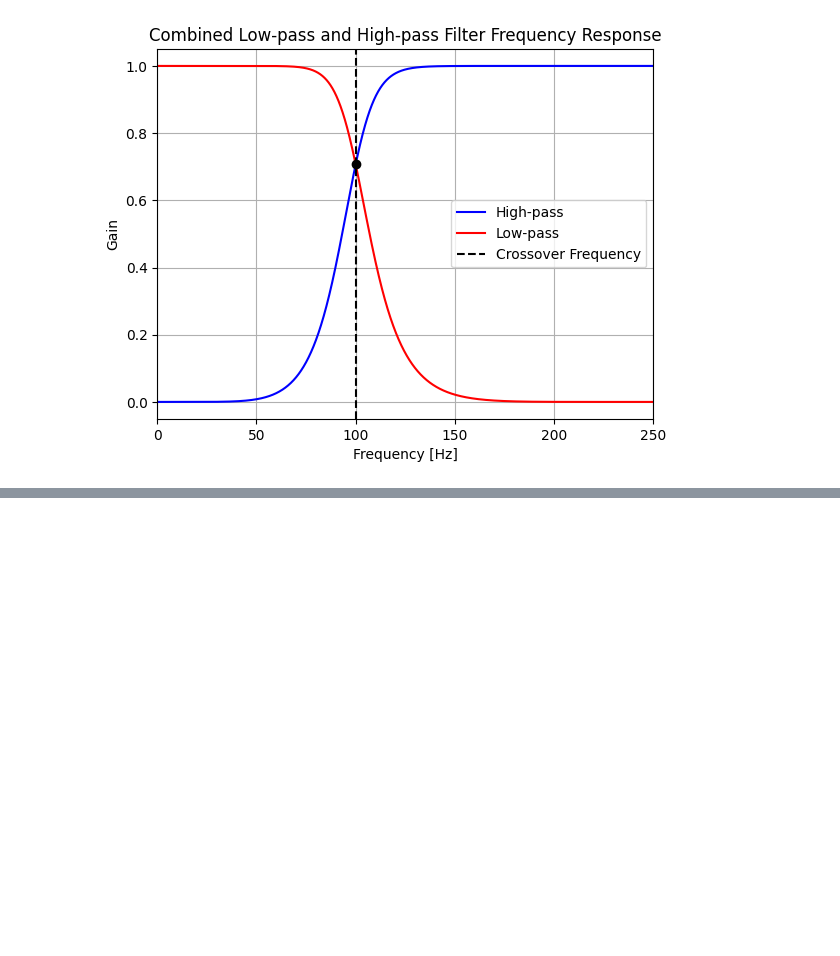
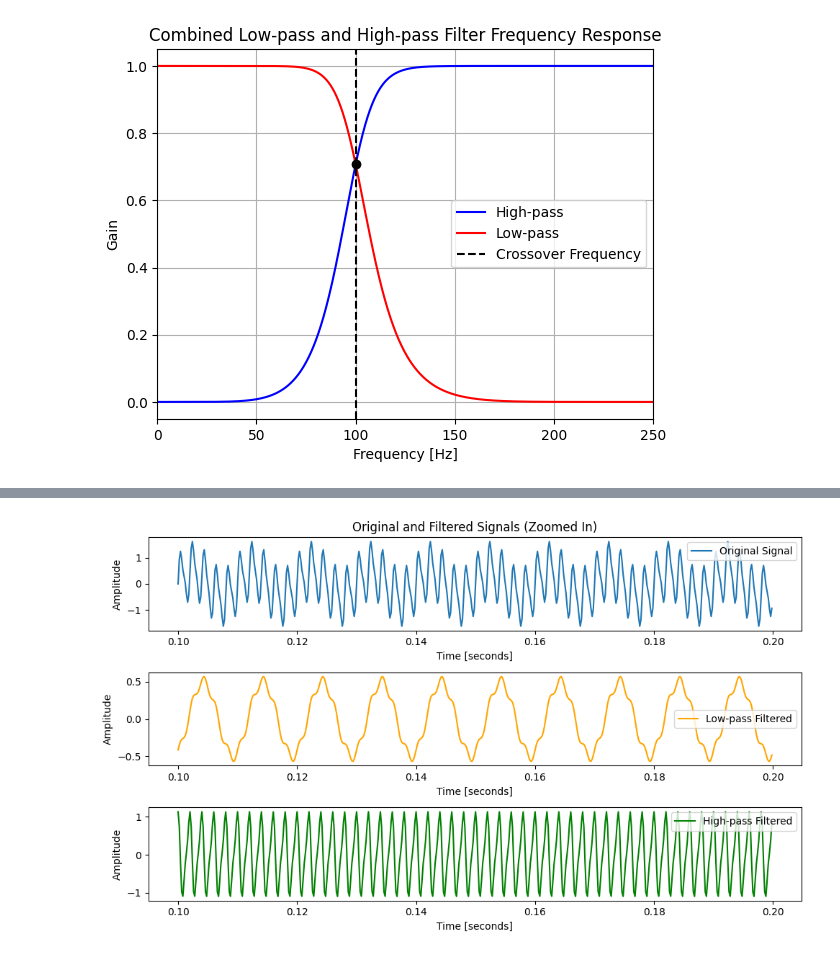
Before and after one commit to Darthph0enix7/IIR_Filter_Basics, a Jupyter notebook: Butterworth_Filter_Demo.ipynb, the cells around one changed output, grey strips where cells are left out. Saved outputs shown, nothing was run; the diff lists cells and outputs as text; code cells hidden in the pictures; blank space fills up the shorter version.

```diff
--- a/Butterworth_Filter_Demo.ipynb
+++ b/Butterworth_Filter_Demo.ipynb
@@ -238,0 +243,60 @@ plt.show()
+# %%
+import numpy as np
+import matplotlib.pyplot as plt
+from scipy.signal import butter, lfilter
+
+# Function to create a Butterworth filter
+def butter_filter(cutoff, fs, btype='low', order=5):
+    nyq = 0.5 * fs
+    normal_cutoff = cutoff / nyq
+    b, a = butter(order, normal_cutoff, btype=btype, analog=False)
+    return b, a
+
+# Function to apply a filter to a signal
+def apply_filter(data, cutoff, fs, btype='low', order=5):
+    b, a = butter_filter(cutoff, fs, btype, order)
+    y = lfilter(b, a, data)
+    return y
+
+# Create a sample signal with multiple frequencies
+fs = 5000  # Sample rate in Hz
+t = np.linspace(0, 1, fs, endpoint=False)  # Time vector
+signal = 0.5 * np.sin(2 * np.pi * 100 * t) + np.sin(2 * np.pi * 500 * t) + 0.3 * np.sin(2 * np.pi * 1000 * t)
+
+# Apply low-pass filter
+cutoff_low = 300  # Cutoff frequency for low-pass filter in Hz
+filtered_low = apply_filter(signal, cutoff_low, fs, 'low')
+
+# Apply high-pass filter
+cutoff_high = 300  # Cutoff frequency for high-pass filter in Hz
+filtered_high = apply_filter(signal, cutoff_high, fs, 'high')
+
+# Zoom in on a specific time range
+start, end = 0.1, 0.2
+start_idx, end_idx = int(start * fs), int(end * fs)
+
+# Plot the original and filtered signals
+plt.figure(figsize=(10, 6))
+plt.subplot(3, 1, 1)
+plt.plot(t[start_idx:end_idx], signal[start_idx:end_idx], label='Original Signal')
+plt.title('Original and Filtered Signals (Zoomed In)')
+plt.xlabel('Time [seconds]')
+plt.ylabel('Amplitude')
+plt.legend()
+
+plt.subplot(3, 1, 2)
+plt.plot(t[start_idx:end_idx], filtered_low[start_idx:end_idx], label='Low-pass Filtered', color='orange')
+plt.xlabel('Time [seconds]')
+plt.ylabel('Amplitude')
+plt.legend()
+
+plt.subplot(3, 1, 3)
+plt.plot(t[start_idx:end_idx], filtered_high[start_idx:end_idx], label='High-pass Filtered', color='green')
+plt.xlabel('Time [seconds]')
+plt.ylabel('Amplitude')
+plt.legend()
+
+plt.tight_layout()
+plt.show()
+# %% [output]
+[figure, added]
```
Also changed, not shown: parts of 4 cells of this notebook, 1 other file.
